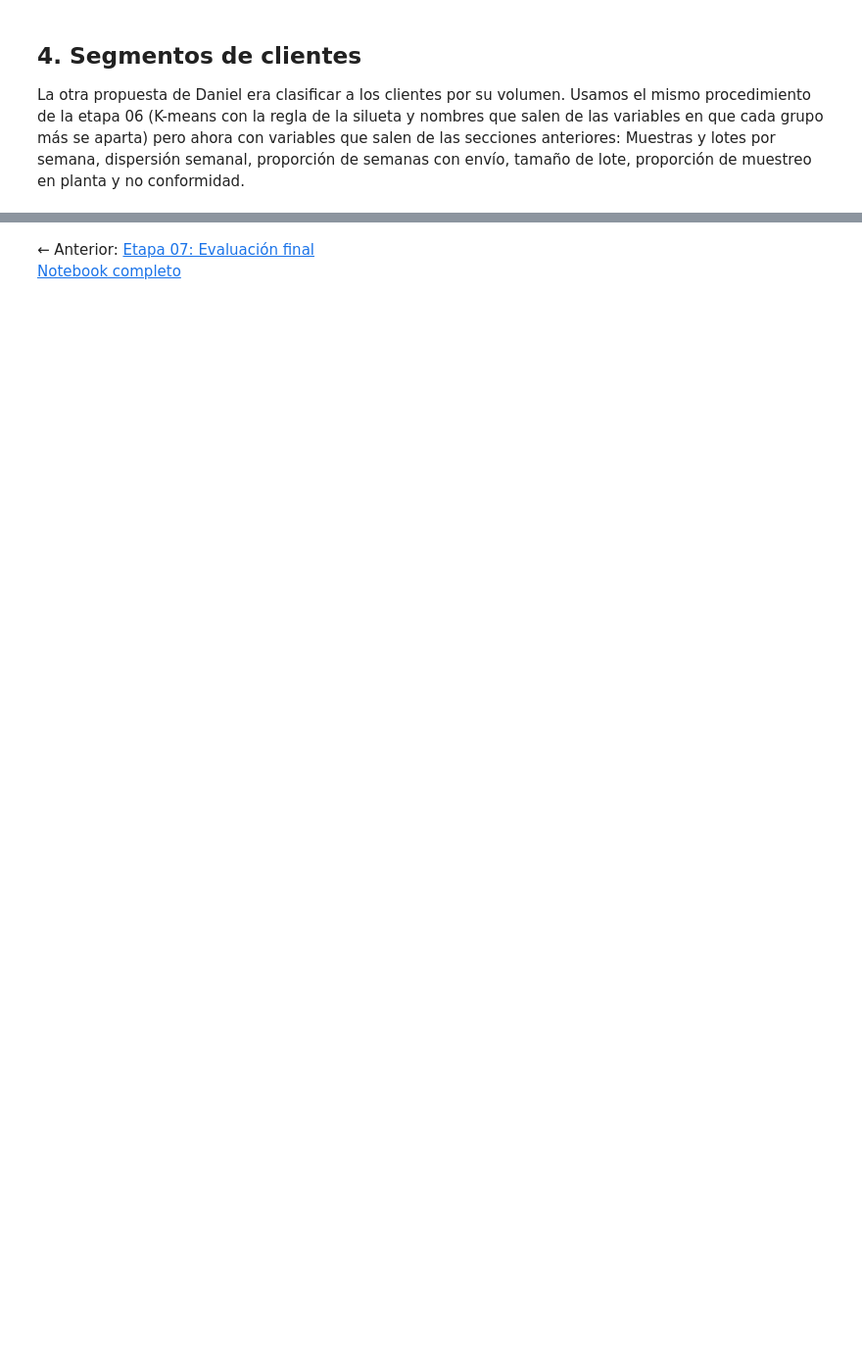
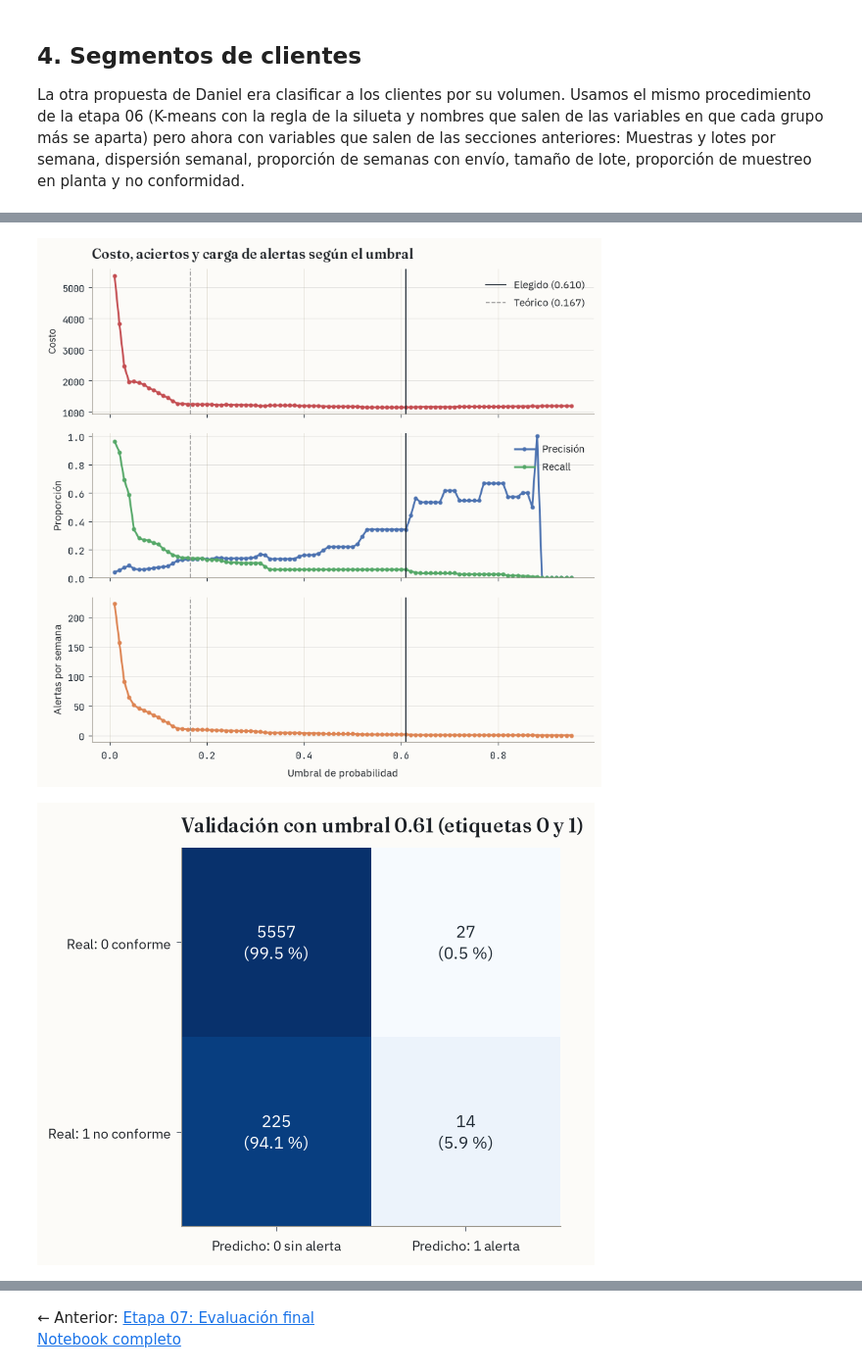
Before and after one commit to Over-HCV/ML-I, a Jupyter notebook: content/docs/final-project/notebooks/08_datos_reales.ipynb, the cells around one changed output, grey strips where cells are left out. Shown at 98% size. Saved outputs shown, nothing was run; the diff lists cells and outputs as text; code cells hidden in the pictures; blank space fills up the shorter version.

```diff
--- a/content/docs/final-project/notebooks/08_datos_reales.ipynb
+++ b/content/docs/final-project/notebooks/08_datos_reales.ipynb
@@ -258,4 +299,6 @@ Tabla. Mecanismo de llegada: Simulación frente a exportación real
 # %%
-datos_reales.cierre(c).mostrar()
+datos_reales.riesgo_umbral(c).mostrar()
 # %% [output]
+[figure, added]
+[figure, added]
 [interactive output not drawn]
```
Also changed, not shown: parts of 17 cells of this notebook, 35 other files.
